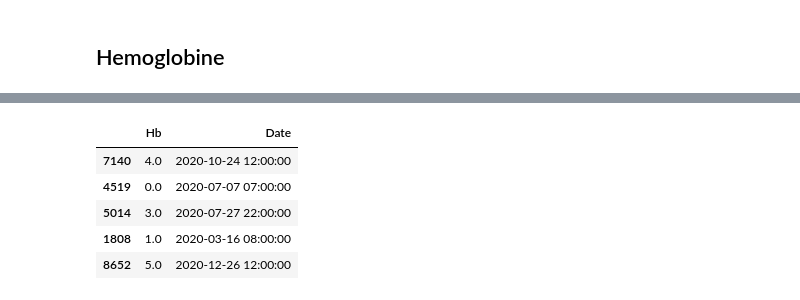
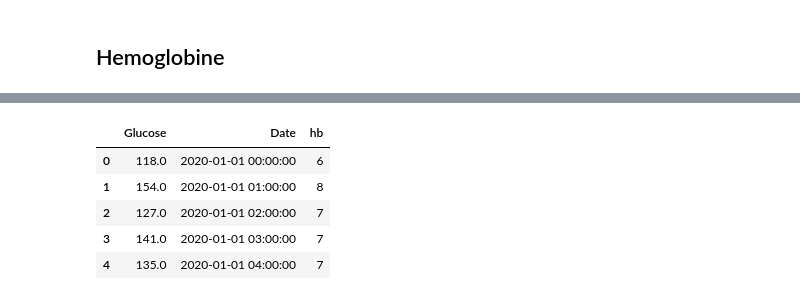
Before and after one commit to Hackaton-Eclectique/DataCode, a Jupyter notebook: Notebooks/4- Generating data.ipynb, the cells around one changed output, grey strips where cells are left out. Cells and saved outputs as stored; diff of their text form; code cells hidden in the pictures.

```diff
--- a/Notebooks/4- Generating data.ipynb
+++ b/Notebooks/4- Generating data.ipynb
@@ -46,9 +41,0 @@ fito_hb =  gd.get_data_hemoglobine('2020-01-01','2021-01-01')
-# %%
-fito_hb.sample(5)
-# %% [output]
-|  | Hb | Date |
-| 7140 | 4.0 | 2020-10-24 12:00:00 |
-| 4519 | 0.0 | 2020-07-07 07:00:00 |
-| 5014 | 3.0 | 2020-07-27 22:00:00 |
-| 1808 | 1.0 | 2020-03-16 08:00:00 |
-| 8652 | 5.0 | 2020-12-26 12:00:00 |
@@ -55 +44,10 @@ fito_hb.sample(5)
+# %%
+fito_gl.head()
+# %% [output]
+|  | Glucose | Date | hb |
+| 0 | 118.0 | 2020-01-01 00:00:00 | 6 |
+| 1 | 154.0 | 2020-01-01 01:00:00 | 8 |
+| 2 | 127.0 | 2020-01-01 02:00:00 | 7 |
+| 3 | 141.0 | 2020-01-01 03:00:00 | 7 |
+| 4 | 135.0 | 2020-01-01 04:00:00 | 7 |
 # %%
```
Also changed, not shown: parts of 14 cells of this notebook, 9 other files.
